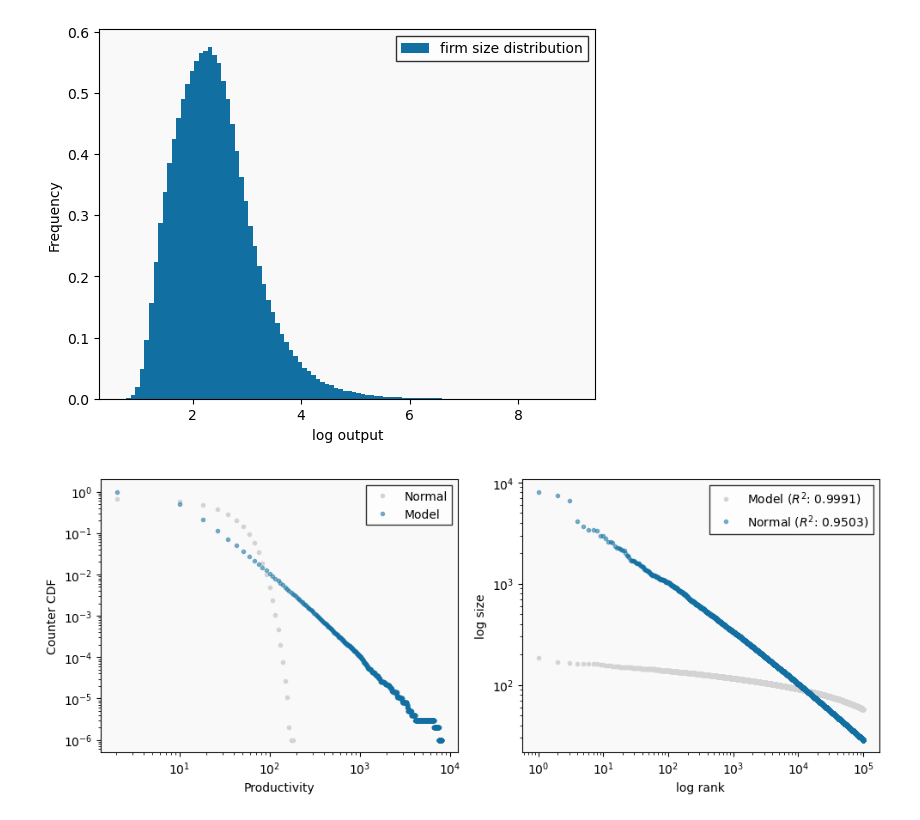
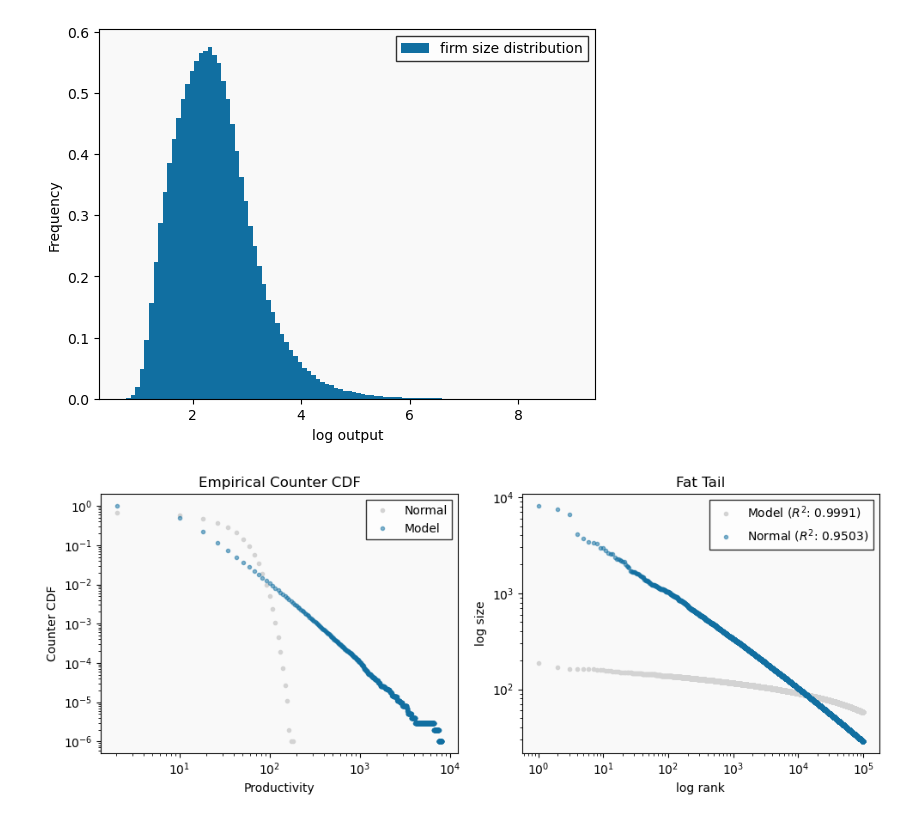
Before and after one commit to sehoxjeong/macroeconomics, a Jupyter notebook: codes/hopenhayn-1992/hopenhayn_1992.ipynb, the cells around one changed output. Saved outputs shown, nothing was run; the diff lists cells and outputs as text; code cells hidden in the pictures.

```diff
--- a/codes/hopenhayn-1992/hopenhayn_1992.ipynb
+++ b/codes/hopenhayn-1992/hopenhayn_1992.ipynb
@@ -392,32 +392,33 @@ y_normal = [eccdf_normal(x) for x in xgrid]
 rank_normal, size_normal = qe.rank_size(x_normal, c=0.1)
 rank_data, size_data = qe.rank_size(output_dist, c=0.1)
 
 reg_model = sm.OLS(np.log(size_data), sm.add_constant(np.array(jnp.log(rank_data)))).fit()
 reg_normal = sm.OLS(np.log(size_normal), sm.add_constant(np.log(rank_normal))).fit()
 
 # Plot the empirical counter CDF and the rank-size plot of the output distribution.
 fig, (ax1, ax2) = plt.subplots(1, 2, figsize=(10, 4))
 
 # LEFT PANEL
 ax1.loglog(xgrid, y_normal, 'o', ms=3, color='lightgray', label='Normal')
 ax1.loglog(xgrid, y_model, 'o', ms=3, color=cm[0], alpha=0.5, label='Model')
 
 ax1.legend(fancybox=False, edgecolor='k')
+ax1.set_title('Empirical Counter CDF')
 ax1.set_facecolor(bg)
 ax1.set_xlabel('Productivity')
 ax1.set_ylabel('Counter CDF')
 
 # RIGHT PANEL
 ax2.loglog(rank_normal, size_normal, 'o', ms=3, color='lightgray', label=rf'Model ($R^2$: {reg_model.rsquared:.4f})')
 ax2.loglog(rank_data, size_data, 'o', ms=3, color=cm[0], alpha=0.5, label=rf'Normal ($R^2$: {reg_normal.rsquared:.4f})')
 
 ax2.legend(fancybox=False, edgecolor='k')
-ax2.set_title('')
+ax2.set_title('Fat Tail')
 ax2.set_facecolor(bg)
 ax2.set_xlabel('log rank')
 ax2.set_ylabel('log size')
 
 fig.tight_layout()
 plt.show()
 # %% [output]
-[figure, old version]
+[figure, new version]
```
Also changed, not shown: parts of 2 cells of this notebook.
